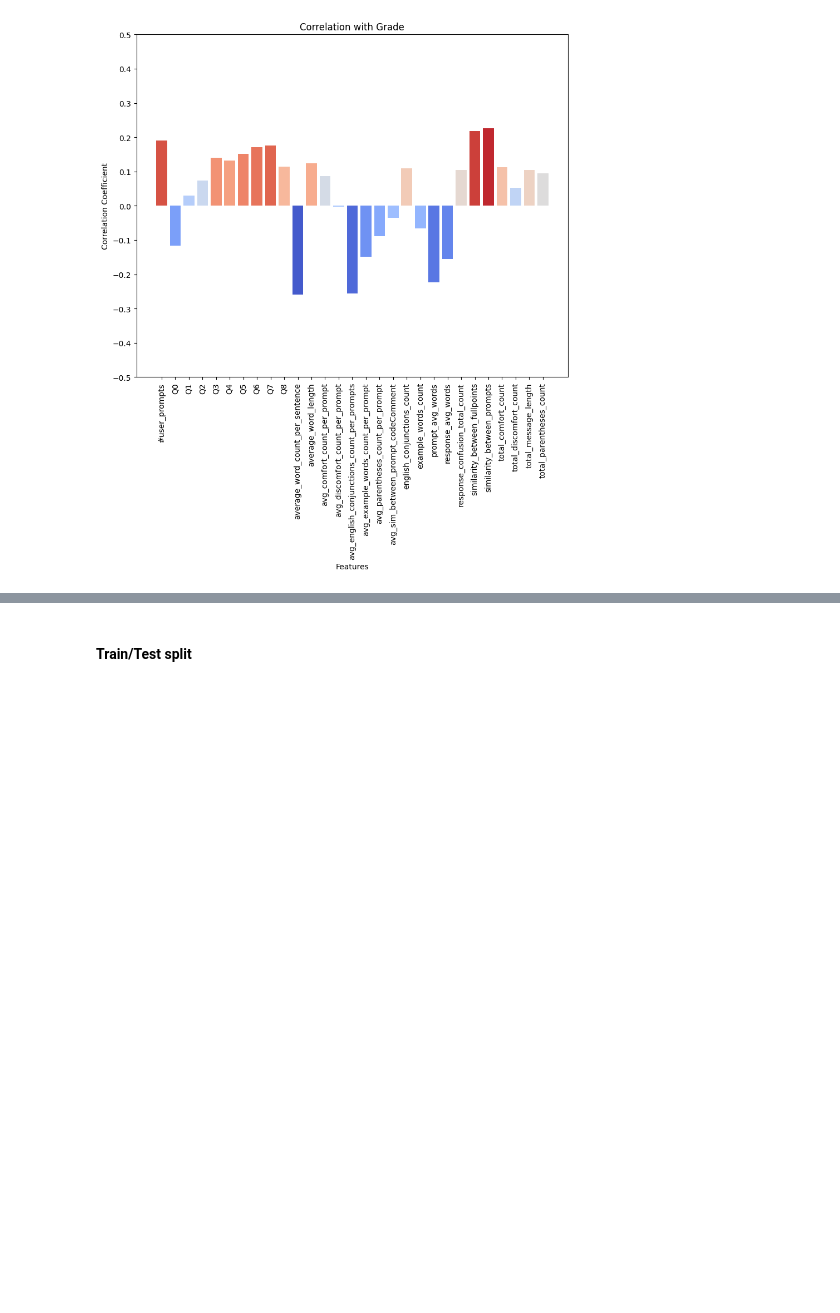
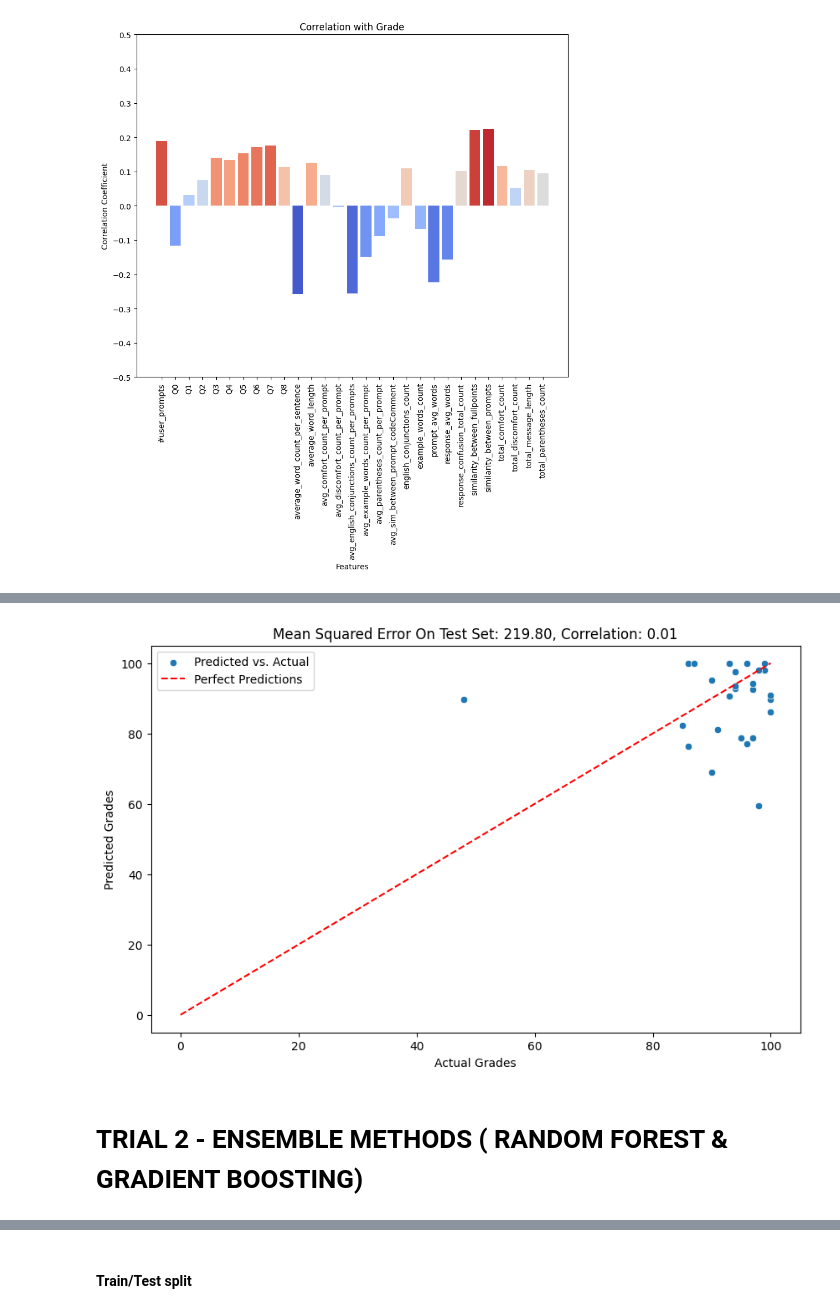
Before and after one commit to HFyilmaz/Predicting-Homework-Scores-From-ChatGPT-History, a Jupyter notebook: CS412-Group-Project-Notebook.ipynb, the cells around one changed output, grey strips where cells are left out. Saved outputs shown, nothing was run; the diff lists cells and outputs as text; code cells hidden in the pictures; blank space fills up the shorter version.

```diff
--- a/DF-MODEL-TESTING.ipynb
+++ b/CS412-Group-Project-Notebook.ipynb
@@ -1196,0 +1180,11 @@ plt.show()
+# %%
+model = models.Sequential()
+
+model.add(layers.Dense(64, activation='relu', input_shape=(len(significant_correlations),)))
+model.add(layers.Dense(32, activation='relu'))
+model.add(layers.Dense(1, activation='linear'))
+model.compile(optimizer='adam', loss='mean_squared_error', metrics=['mae'])
+
+model.summary()
+
+model.fit(X_train, y_train, epochs=100, batch_size=16, validation_data=(X_test,y_test))
@@ -1196,0 +1210,12 @@ plt.show()
+# %%
+
+predictions = model.predict(X_test)
+
+
+predictions_clipped = np.clip(predictions, 0, 100)
+
+
+mse_clipped = mean_squared_error(y_test, predictions_clipped)
+
+
+print(f'Mean Squared Error on Clipped Predictions: {mse_clipped}')
@@ -1196,0 +1225,20 @@ plt.show()
+# %%
+
+correlation = np.corrcoef(y_test, predictions_clipped.flatten())[0, 1]
+
+
+plt.figure(figsize=(10, 6))
+sns.scatterplot(x=y_test, y=predictions_clipped.flatten(), label='Predicted vs. Actual')
+
+
+plt.plot([0, 100], [0, 100], linestyle='--', color='red', label='Perfect Predictions')
+
+plt.title(f'Mean Squared Error On Test Set: {mse_clipped:.2f}, Correlation: {correlation:.2f}')
+plt.xlabel('Actual Grades')
+plt.ylabel('Predicted Grades')
+plt.legend()
+plt.show()
+# %% [output]
+[figure, added]
+# %% [markdown]
+# TRIAL 2 - ENSEMBLE METHODS ( RANDOM FOREST & GRADIENT BOOSTING)
```
Also changed, not shown: parts of 62 cells of this notebook, 5 other files.
